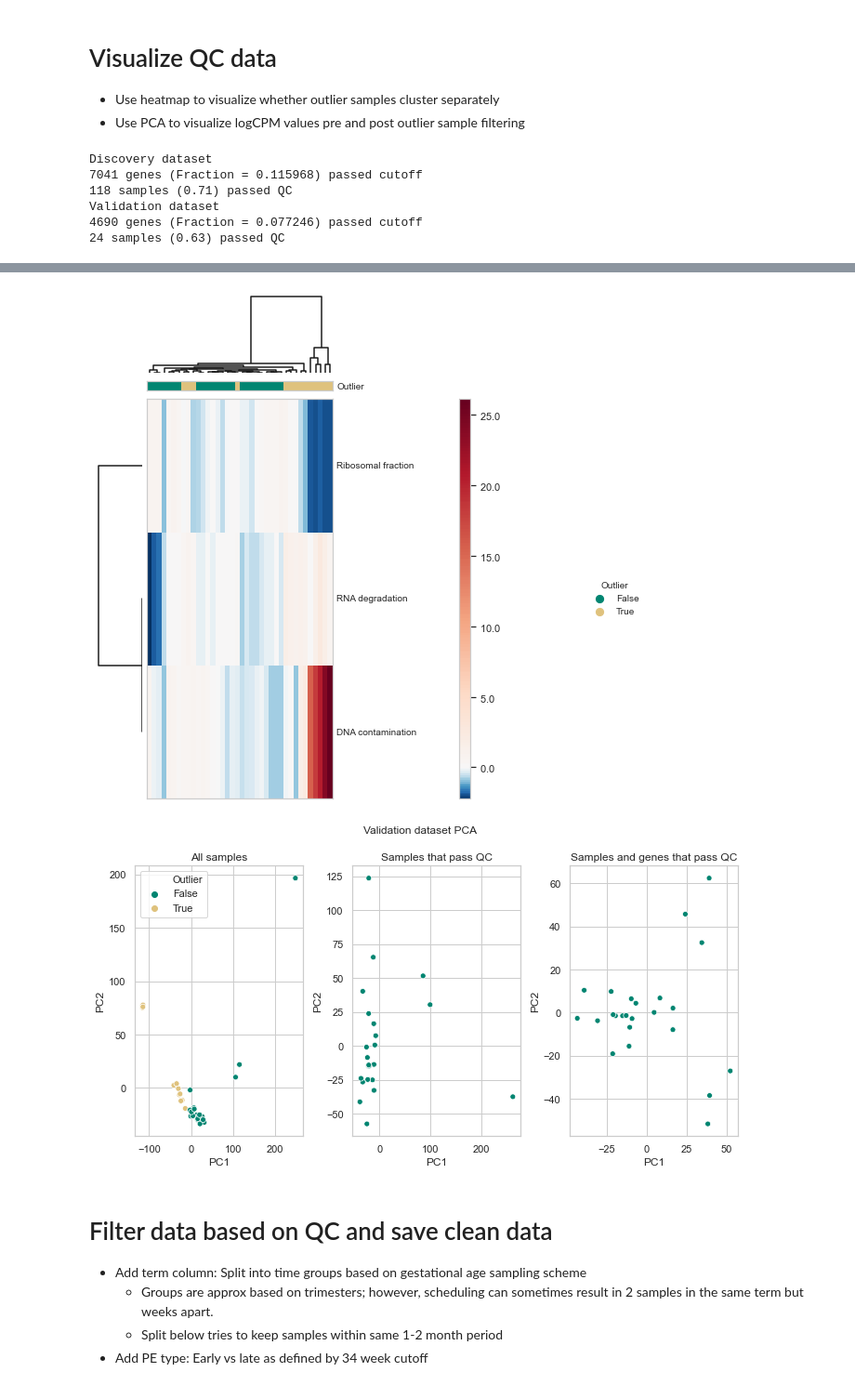
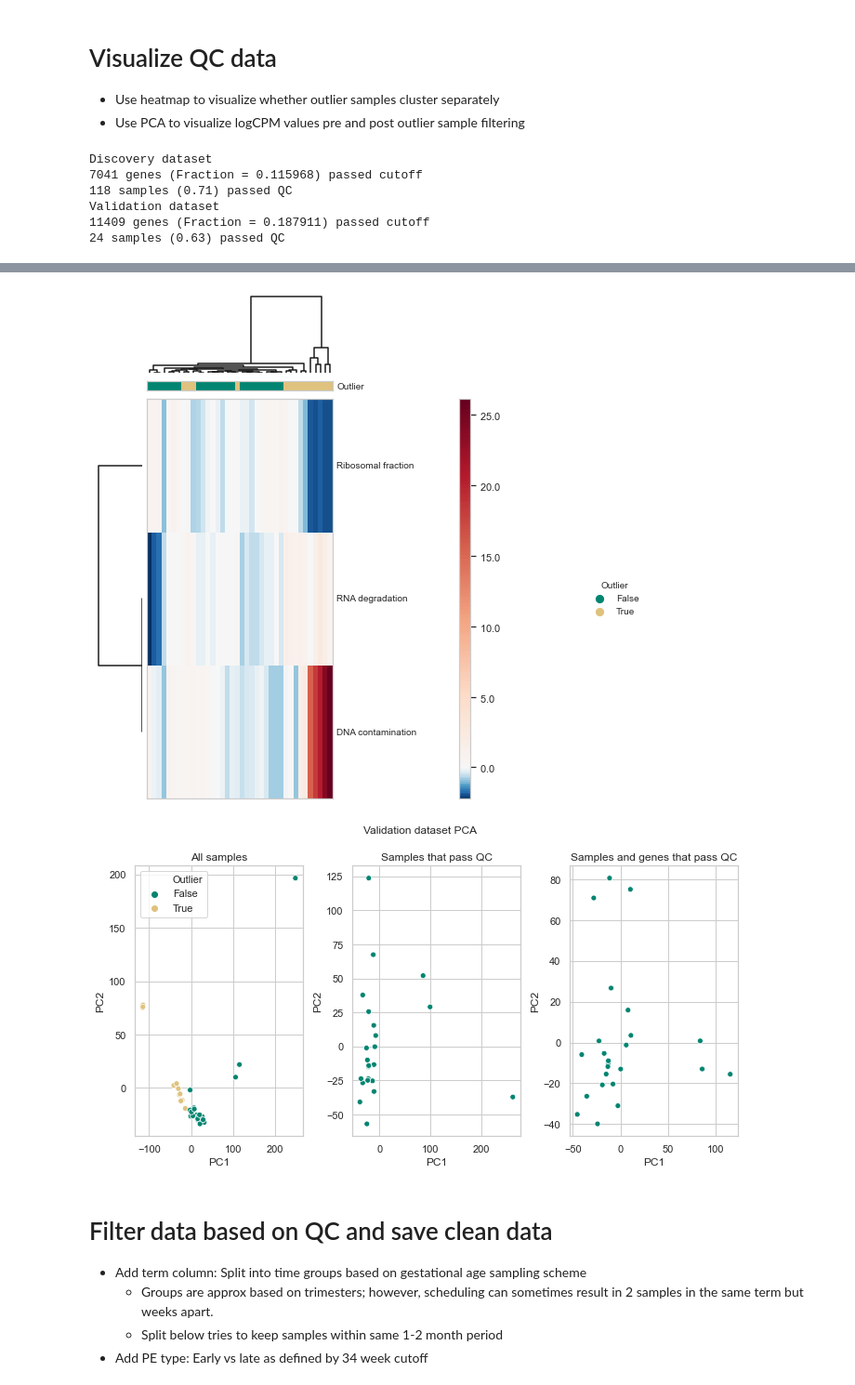
Before and after one commit to miramou/pe_cfrna, a Jupyter notebook: analysis/0_QC.ipynb, the cells around one changed output, grey strips where cells are left out. Shown: that part at 93% size. Saved outputs shown, nothing was run; the diff lists cells and outputs as text; code cells hidden in the pictures.

Commit message:
Modified frac expr cutoff for val set to be less conservative since s.t. it mainly filters genes where there is 0 detection

```diff
--- a/analysis/0_QC.ipynb
+++ b/analysis/0_QC.ipynb
@@ -13,7 +13,7 @@ import os
 # %%
 discovery_data  = {'rnaseq' : rnaseq_data(counts_df_path = '../../data/rnaseq_discovery_data/htseq_merged.csv'),
               'sample_meta' : read_sample_meta_table('../../data/rnaseq_discovery_data/init_sample_data.csv'),
-              'subj_meta' : read_sample_meta_table('../../data/rnaseq_discovery_data/init_subj_data.csv')
+              'subj_meta' : read_sample_meta_table('../../data/rnaseq_discovery_data/init_subj_data.csv'),
              }
 
 validation_data  = {'rnaseq' : rnaseq_data(counts_df_path = '../../data/rnaseq_validation_data/htseq_merged.csv'),
@@ -47,29 +47,30 @@ validation_data['qc'] = read_qc_data("out/validation_qc/outlier_data.txt")
 # %%
 qc_out = {}
 
 for dataset, data_tuple in {'Discovery dataset' : (discovery_data, "out/discovery_qc/plots/"),
                                       'Validation dataset' : (validation_data, "out/validation_qc/plots/")}.items():
     data, plot_save_path = data_tuple
+    frac_samples_exp_cutoff = 0.75 if dataset == 'Discovery dataset' else 0.25 #Validation dataset is not used to identify changes so relax cutoff mainly to filter out genes with 0's all across
     qc_out[dataset] = {}
 
     print(dataset)
     qc_out[dataset]['samples_passed_qc'] = data['qc'].loc[~(data['qc'].Outlier)].index
-    qc_out[dataset]['gene_qc_mask'] = filter_genes_CPMcutoff(data['rnaseq'].CPM.loc[:, qc_out[dataset]['samples_passed_qc']], CPM_cutoff = 0.5, frac_samples_exp = 0.75)
+    qc_out[dataset]['gene_qc_mask'] = filter_genes_CPMcutoff(data['rnaseq'].CPM.loc[:, qc_out[dataset]['samples_passed_qc']], CPM_cutoff = 0.5, frac_samples_exp = frac_samples_exp_cutoff)
     qc_out[dataset]['heatmap'], qc_out[dataset]['pca'] = pca_and_viz_qc(data['qc'], data['rnaseq'].logCPM, qc_out[dataset]['gene_qc_mask'], dataset + " PCA")
 
     save_figure_pdf(qc_out[dataset]['heatmap'], plot_save_path + "heatmap.pdf")
     save_figure_pdf(qc_out[dataset]['pca'], plot_save_path + "pca.pdf")
 # %% [output]
 Discovery dataset
 7041 genes (Fraction = 0.115968) passed cutoff
 118 samples (0.71) passed QC
 Validation dataset
-4690 genes (Fraction = 0.077246) passed cutoff
+11409 genes (Fraction = 0.187911) passed cutoff
 24 samples (0.63) passed QC
 [figure]
 [figure]
 [figure]
-[figure, old version]
+[figure, new version]
 # %% [markdown]
 # Filter data based on QC and save clean data
 * Add term column: Split into time groups based on gestational age sampling scheme
```
Also changed, not shown: parts of 1 cell of this notebook.
